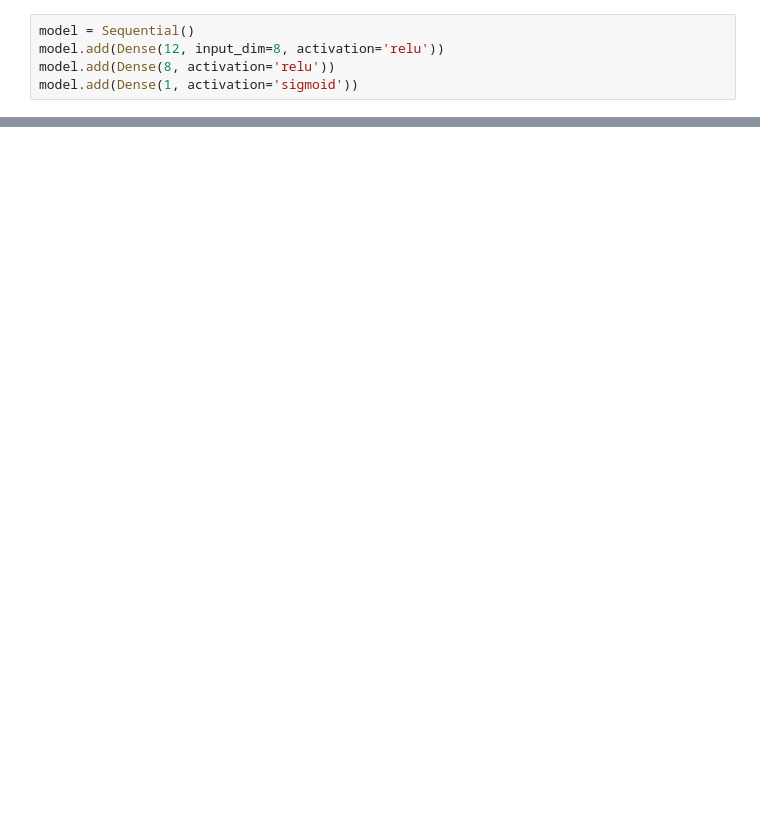
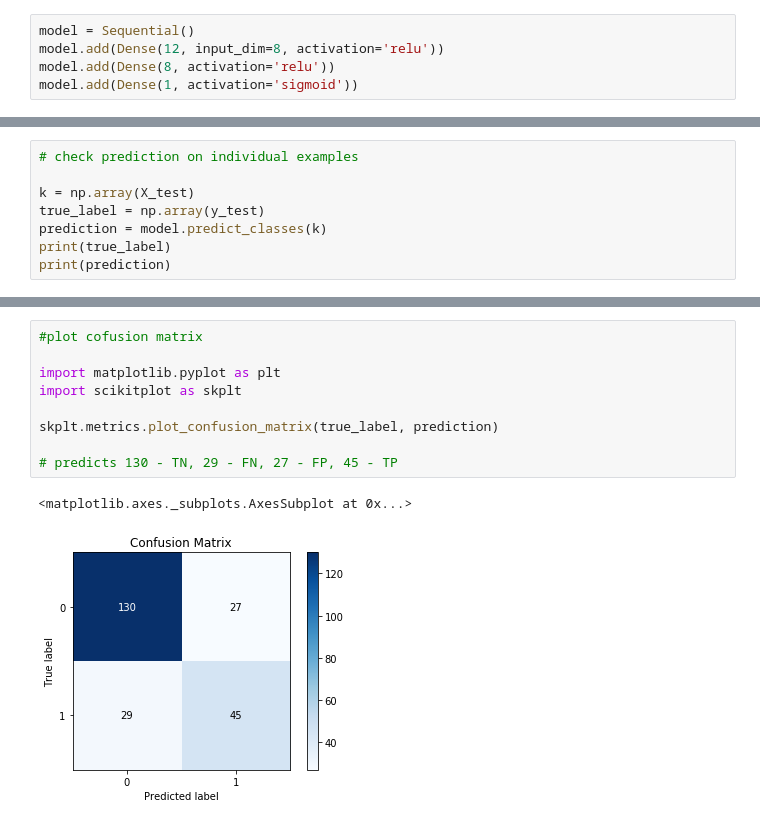
Before and after one commit to zxenia/textclf, a Jupyter notebook: Pima-Indians-Diabetes analysis with Keras.ipynb, the cells around one changed output, grey strips where cells are left out. Cells and saved outputs as stored; diff of their text form; blank space fills up the shorter version.

Commit message:
confusion matrix for pima dt toxic clf with keras added

```diff
--- a/Pima-Indians-Diabetes analysis with Keras.ipynb
+++ b/Pima-Indians-Diabetes analysis with Keras.ipynb
@@ -131,0 +132,8 @@ acc: 73.70%
+# %%
+# check prediction on individual examples
+
+k = np.array(X_test)
+true_label = np.array(y_test)
+prediction = model.predict_classes(k)
+print(true_label)
+print(prediction)
@@ -132,3 +158,15 @@ acc: 73.70%
+# %%
+#plot cofusion matrix
+
+import matplotlib.pyplot as plt
+import scikitplot as skplt
+
+skplt.metrics.plot_confusion_matrix(true_label, prediction)
+
+# predicts 130 - TN, 29 - FN, 27 - FP, 45 - TP
+# %% [output]
+<matplotlib.axes._subplots.AxesSubplot at 0x...>
+[figure, added]
 # %%
 # plot accuracy
 from keras.callbacks import ModelCheckpoint
```
Also changed, not shown: parts of 6 cells of this notebook, 1 other file.
